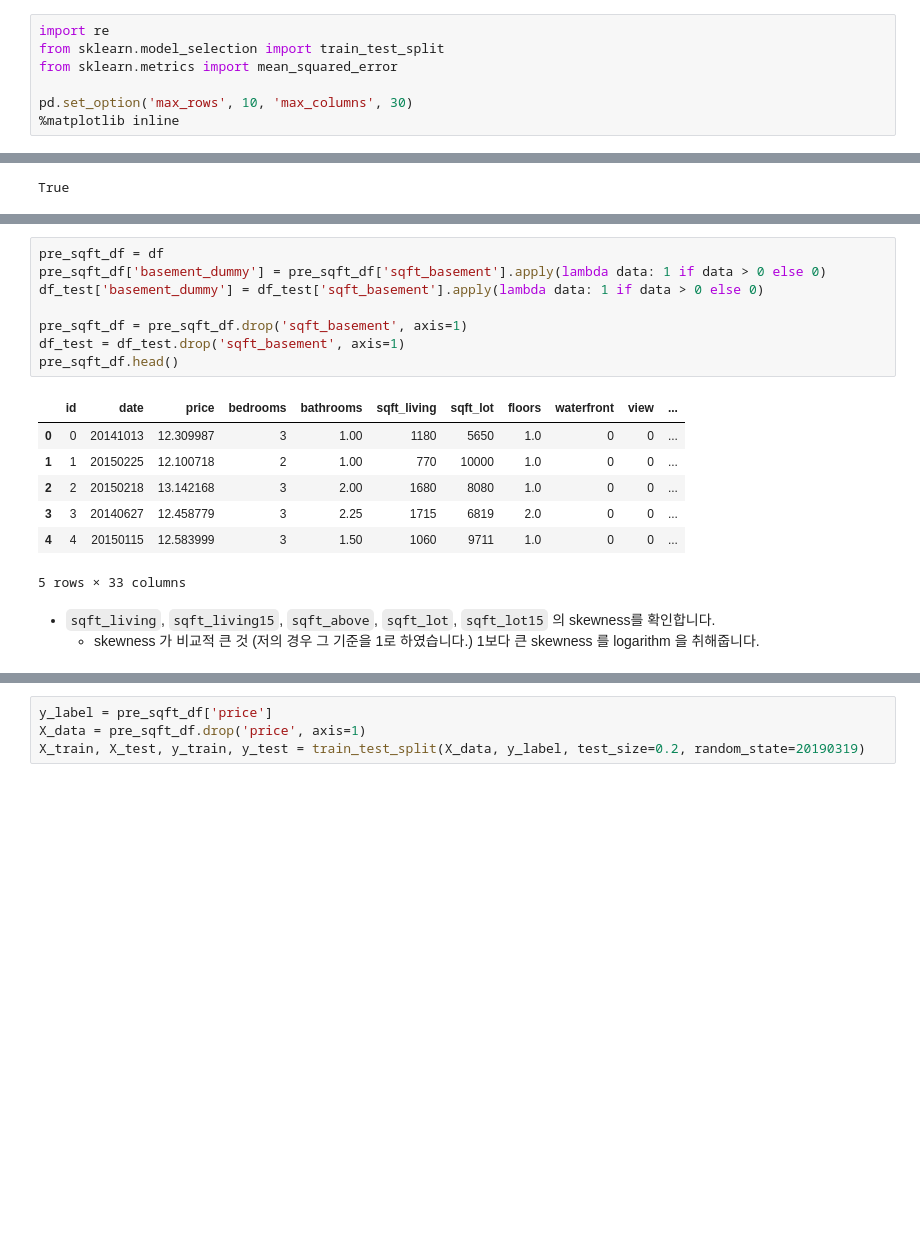
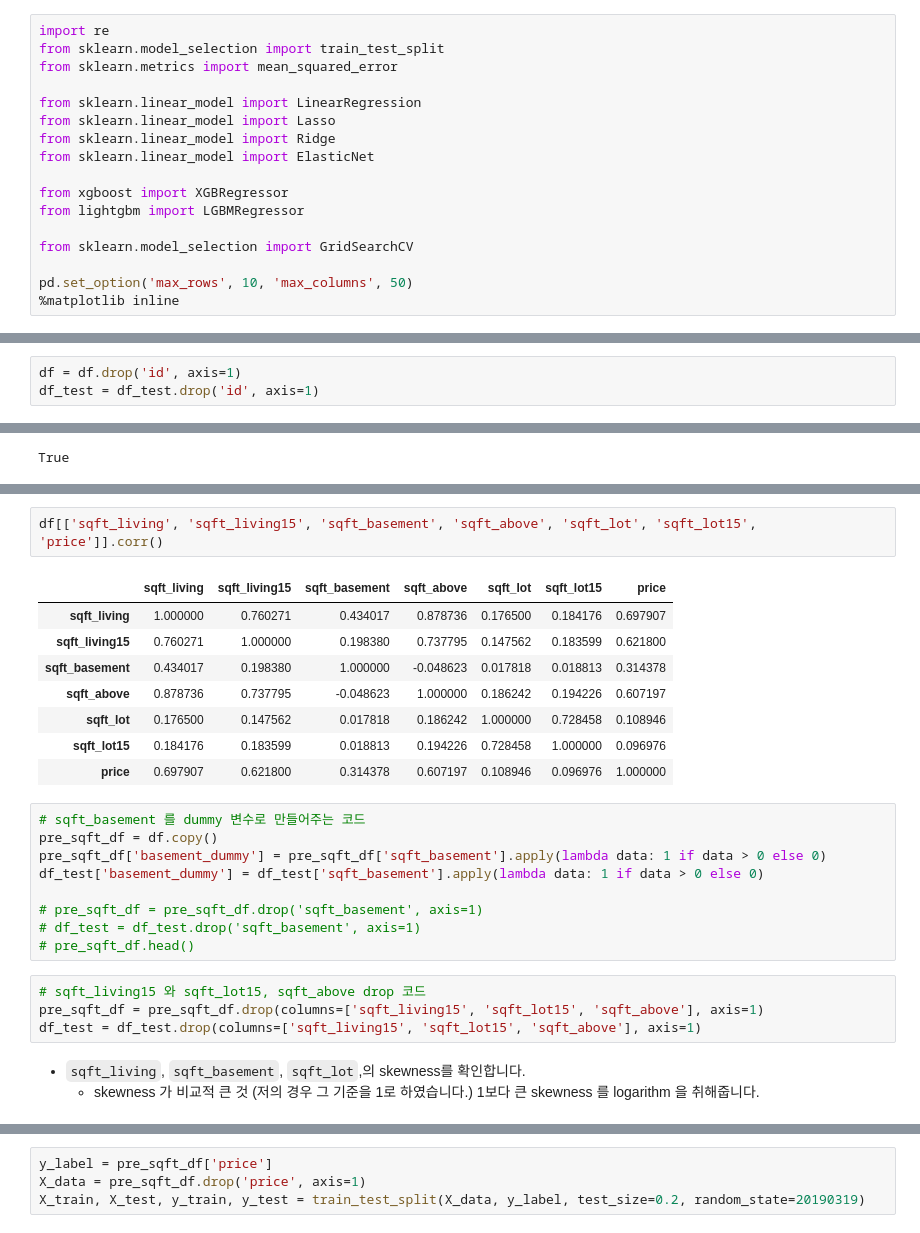
Before and after one commit to EmjayAhn/kaggle_HousePrice, a Jupyter notebook: 04_XGBoost_LightGBM.ipynb, the cells around one changed output, grey strips where cells are left out. Saved outputs shown, nothing was run; the diff lists cells and outputs as text; blank space fills up the shorter version.

```diff
--- a/04_XGBoost_LightGBM.ipynb
+++ b/04_XGBoost_LightGBM.ipynb
@@ -5,7 +5,17 @@ import re
 from sklearn.model_selection import train_test_split
 from sklearn.metrics import mean_squared_error
 
-pd.set_option('max_rows', 10, 'max_columns', 30)
+from sklearn.linear_model import LinearRegression
+from sklearn.linear_model import Lasso
+from sklearn.linear_model import Ridge
+from sklearn.linear_model import ElasticNet
+
+from xgboost import XGBRegressor
+from lightgbm import LGBMRegressor
+
+from sklearn.model_selection import GridSearchCV
+
+pd.set_option('max_rows', 10, 'max_columns', 50)
 %matplotlib inline
 # %% [markdown]
 ### Dataset
@@ -91,3 +104,6 @@ df['price'] = np.log1p(df['price'])
+# %%
+df = df.drop('id', axis=1)
+df_test = df_test.drop('id', axis=1)
 # %% [markdown]
 #### `date` : 형식 확인 및 전처리
 - `Date` Column 이 모두 **날짜(숫자 8자리) + T000000** pattern 으로 되어있는지 확인해봅니다.
@@ -161,21 +182,29 @@ True
+# %%
+df[['sqft_living', 'sqft_living15', 'sqft_basement', 'sqft_above', 'sqft_lot', 'sqft_lot15', 'price']].corr()
+# %% [output]
+|  | sqft_living | sqft_living15 | sqft_basement | sqft_above | sqft_lot | sqft_lot15 | price |
+| sqft_living | 1.000000 | 0.760271 | 0.434017 | 0.878736 | 0.176500 | 0.184176 | 0.697907 |
+| sqft_living15 | 0.760271 | 1.000000 | 0.198380 | 0.737795 | 0.147562 | 0.183599 | 0.621800 |
+| sqft_basement | 0.434017 | 0.198380 | 1.000000 | -0.048623 | 0.017818 | 0.018813 | 0.314378 |
+| sqft_above | 0.878736 | 0.737795 | -0.048623 | 1.000000 | 0.186242 | 0.194226 | 0.607197 |
+| sqft_lot | 0.176500 | 0.147562 | 0.017818 | 0.186242 | 1.000000 | 0.728458 | 0.108946 |
+| sqft_lot15 | 0.184176 | 0.183599 | 0.018813 | 0.194226 | 0.728458 | 1.000000 | 0.096976 |
+| price | 0.697907 | 0.621800 | 0.314378 | 0.607197 | 0.108946 | 0.096976 | 1.000000 |
 # %%
-pre_sqft_df = df
+# sqft_basement 를 dummy 변수로 만들어주는 코드
+pre_sqft_df = df.copy()
 pre_sqft_df['basement_dummy'] = pre_sqft_df['sqft_basement'].apply(lambda data: 1 if data > 0 else 0)
 df_test['basement_dummy'] = df_test['sqft_basement'].apply(lambda data: 1 if data > 0 else 0)
 
-pre_sqft_df = pre_sqft_df.drop('sqft_basement', axis=1)
-df_test = df_test.drop('sqft_basement', axis=1)
-pre_sqft_df.head()
+# pre_sqft_df = pre_sqft_df.drop('sqft_basement', axis=1)
+# df_test = df_test.drop('sqft_basement', axis=1)
+# pre_sqft_df.head()
-# %% [output]
-|  | id | date | price | bedrooms | bathrooms | sqft_living | sqft_lot | floors | waterfront | view | ... |
-| 0 | 0 | 20141013 | 12.309987 | 3 | 1.00 | 1180 | 5650 | 1.0 | 0 | 0 | ... |
-| 1 | 1 | 20150225 | 12.100718 | 2 | 1.00 | 770 | 10000 | 1.0 | 0 | 0 | ... |
-| 2 | 2 | 20150218 | 13.142168 | 3 | 2.00 | 1680 | 8080 | 1.0 | 0 | 0 | ... |
-| 3 | 3 | 20140627 | 12.458779 | 3 | 2.25 | 1715 | 6819 | 2.0 | 0 | 0 | ... |
-| 4 | 4 | 20150115 | 12.583999 | 3 | 1.50 | 1060 | 9711 | 1.0 | 0 | 0 | ... |
-5 rows × 33 columns
+# %%
+# sqft_living15 와 sqft_lot15, sqft_above drop 코드
+pre_sqft_df = pre_sqft_df.drop(columns=['sqft_living15', 'sqft_lot15', 'sqft_above'], axis=1)
+df_test = df_test.drop(columns=['sqft_living15', 'sqft_lot15', 'sqft_above'], axis=1)
 # %% [markdown]
-- `sqft_living`, `sqft_living15`, `sqft_above`, `sqft_lot`, `sqft_lot15` 의 skewness를 확인합니다.
+- `sqft_living`, `sqft_basement`, `sqft_lot`,의 skewness를 확인합니다.
     - skewness 가 비교적 큰 것 (저의 경우 그 기준을 1로 하였습니다.) 1보다 큰 skewness 를 logarithm 을 취해줍니다.
 # %%
 print("sqft_living skewness: ", pre_sqft_df['sqft_living'].skew())
```
Also changed, not shown: parts of 32 cells of this notebook.
